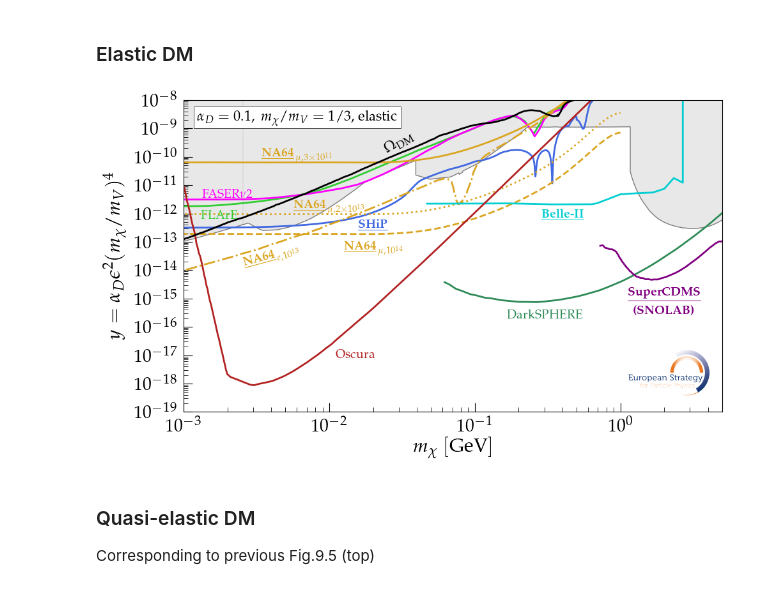
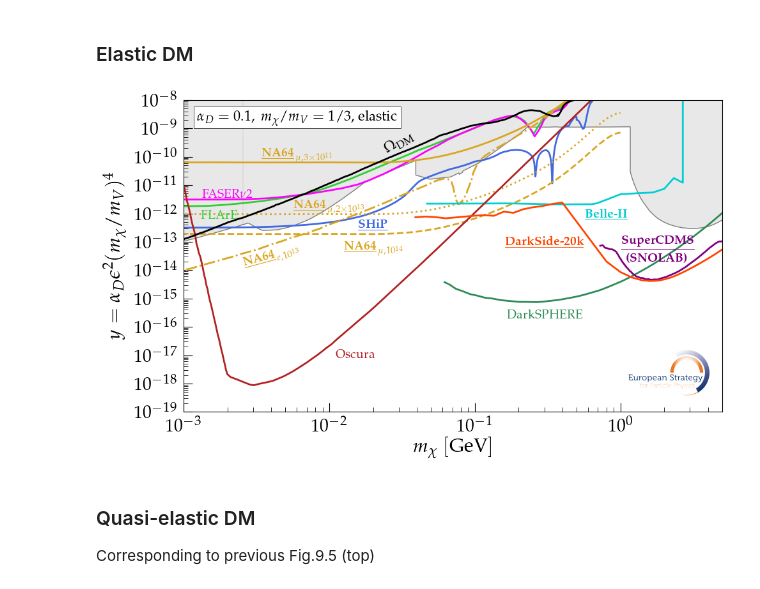
Before and after one commit to ESPP2026-PPG/Quasi-elastic-DM, a Jupyter notebook: Quasi-elastic-DM.ipynb, the cells around one changed output. Saved outputs shown, nothing was run; the diff lists cells and outputs as text; code cells hidden in the pictures.

Commit message:
DarkSide20k added

```diff
--- a/Quasi-elastic-DM.ipynb
+++ b/Quasi-elastic-DM.ipynb
@@ -36,6 +36,7 @@ lcFLArE = 'limegreen'
 lcLHCb = 'forestgreen'
 lcNA64 = 'goldenrod'
 lcSHiP = 'royalblue'
+lcDarkSide = 'orangered'
 # %% [markdown]
 ### Elastic DM
 # %%
@@ -54,6 +55,7 @@ df_Belle2 = pd.read_csv("data/Sensitivities_BC2_Belle II.csv")
 df_Oscura = pd.read_csv("data/Sensitivities_BC2_Oscura.csv")
 df_DarkSPHERE = pd.read_csv("data/Sensitivities_BC2_DarkSPHERE.csv")
 df_SuperCDMS = pd.read_csv("data/Sensitivities_BC2_SuperCDMS_SNOLAB.csv")
+df_DarkSide20k = pd.read_csv("data/Sensitivities_BC2_darkside20k-O1subGeVMigdal-18t-yr.csv")
 
 ## Constraints ##
 df_Const = pd.read_csv("Merged constraints/Constraints_BC2-elastic_Merged.csv")
@@ -100,38 +102,40 @@ plt.plot(df_Belle2['mass'],df_Belle2['coupling'],color=lcBelle2)
 plt.plot(df_Oscura['mass'],df_Oscura['coupling'],color=lcOscura)
 plt.plot(df_DarkSPHERE['mass'],df_DarkSPHERE['coupling'],color=lcDarkSPHERE)
 plt.plot(df_SuperCDMS['mass'],df_SuperCDMS['coupling'],color=lcSuperCDMS)
+plt.plot(df_DarkSide20k['mass'],df_DarkSide20k['coupling'],color=lcDarkSide)
 
 ## Relic target ##
 plt.plot(df_RelicScalar['mass'],df_RelicScalar['coupling'],color='black')
 
 ## Text for legends ##
 plt.text(1.75e-3,8.e-13,r'{FLArE}',fontsize=14,color=lcFLArE,ha='center',va='center')
 plt.text(2e-3,4.5e-12,r'{FASER${\nu}$2}',fontsize=14,color=lcFASER,ha='center',va='center')
 plt.text(2e-2,4.e-13,r'{\bf \underline{SHiP}}',fontsize=14,color=lcSHiP,ha='center',va='center')
-plt.text(4e-1,9.e-13,r'{\bf \underline{Belle-II}}',fontsize=14,color=lcBelle2,ha='center',va='center')
+plt.text(8e-1,9.e-13,r'{\bf \underline{Belle-II}}',fontsize=14,color=lcBelle2,ha='center',va='center')
 plt.text(6e-3,1.2e-10,r'{\bf \underline{NA64}$_{\,\mu,3\times 10^{11}}$}',fontsize=14,color=lcNA64,ha='center',va='center')
 plt.text(1e-2,1.75e-12,r'{\bf \underline{NA64}$_{\,\mu,2\times 10^{13}}$}',fontsize=14,color=lcNA64,ha='center',va='center')
 plt.text(2e-2,6.e-14,r'{\bf \underline{NA64}$_{\,\mu,10^{14}}$}',fontsize=14,color=lcNA64,ha='center',va='center')
 plt.text(4e-3,3.e-14,r'{\bf \underline{NA64}$_{\,e,10^{13}}$}',fontsize=14,rotation=15,color=lcNA64,ha='center',va='center')
 plt.text(1.5e-2,1.e-17,r'{Oscura}',fontsize=14,color=lcOscura,ha='center',va='center')
 plt.text(3.e-1,2.5e-16,r'{DarkSPHERE}',fontsize=14,color=lcDarkSPHERE,ha='center',va='center')
-plt.text(2.,1.5e-15,r'{\bf \underline{SuperCDMS}}',fontsize=14,color=lcSuperCDMS,ha='center',va='center')
-plt.text(2.,3.5e-16,r'{\bf (SNOLAB)}',fontsize=14,color=lcSuperCDMS,ha='center',va='center')
+plt.text(1.8,1.e-13,r'{\bf \underline{SuperCDMS}}',fontsize=14,color=lcSuperCDMS,ha='center',va='center')
+plt.text(1.8,2.5e-14,r'{\bf (SNOLAB)}',fontsize=14,color=lcSuperCDMS,ha='center',va='center')
+plt.text(3.e-1,1e-13,r'{\bf \underline{DarkSide-20k}}',fontsize=14,color=lcDarkSide,ha='center',va='center')
 
 plt.text(3e-2,3e-10,r'$\Omega_\mathrm{DM}$',fontsize=16,rotation=30,color='black',ha='center',va='center')
 
 ## ESPPU logo ##
 img = mpimg.imread("ESPP-logo-2025-color@3x.png")
 inset_ax = ax.inset_axes([0.825, 0.05, 0.15, 0.15])  # x0, y0, 15% width & height
 inset_ax.imshow(img)
 inset_ax.axis('off')
 #plt.text(6.e-1,2.e-14,r'{\bf ESPP 2026: Preliminary}',fontsize=16,rotation=0,color='black',ha='center',va='center')
 
 #plt.legend(fontsize=14, loc = 'lower right')
 plt.tight_layout()
 plt.savefig('Plots/ElasticDM.pdf',dpi=1000)
 # %% [output]
-[figure, old version]
+[figure, new version]
 # %% [markdown]
 ### Quasi-elastic DM
 Corresponding to previous Fig.9.5 (top)
```
Also changed, not shown: 2 other files.
